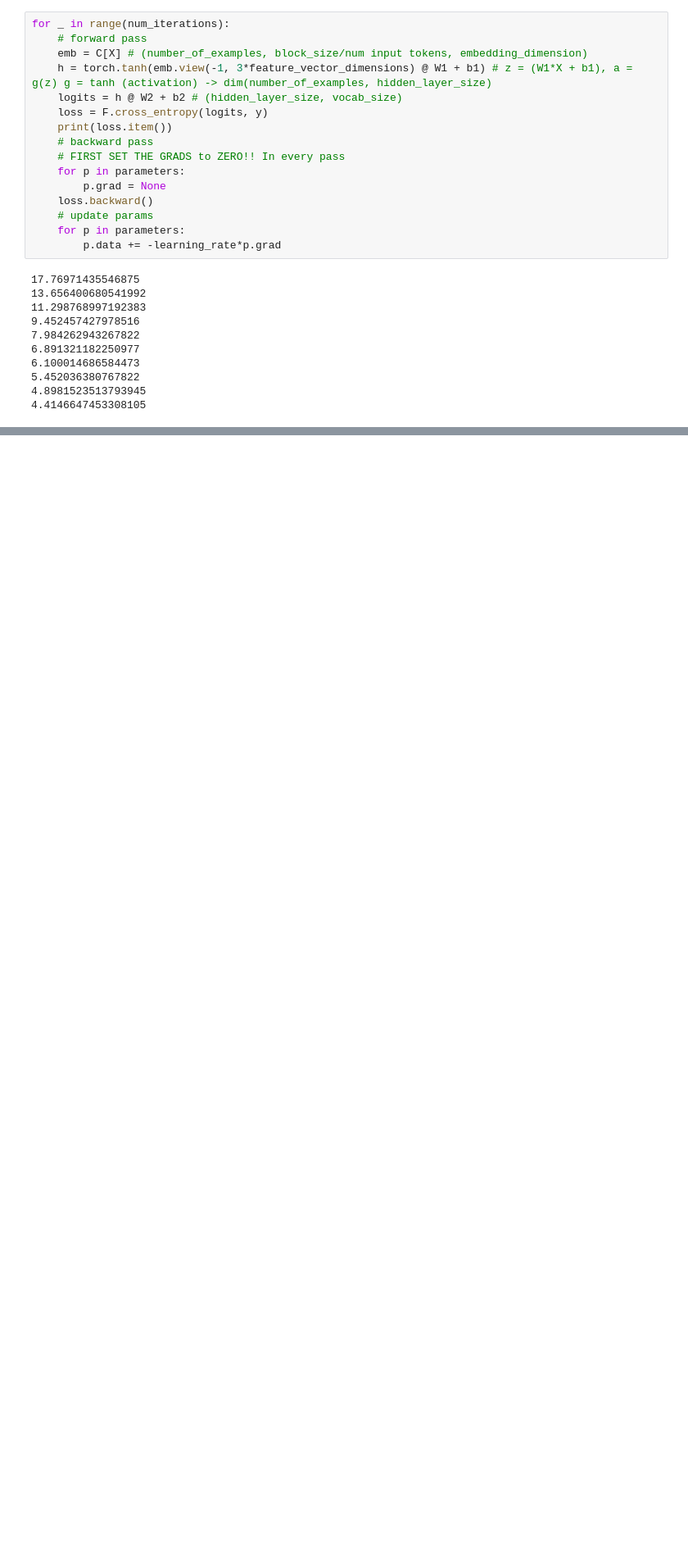
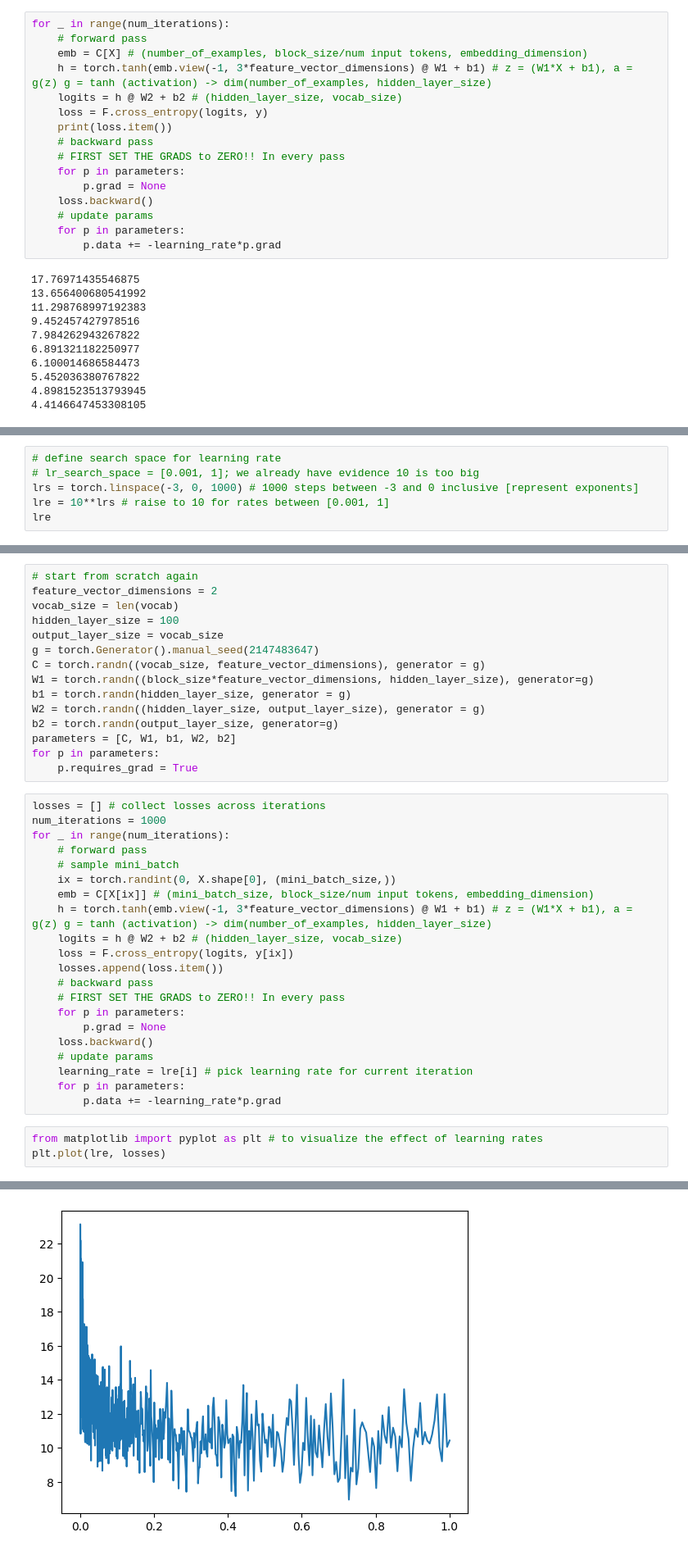
Before and after one commit to Himan13799/LanguageModeling, a Jupyter notebook: MakeMoreNames/quadgram_lm_mlp.ipynb, the cells around one changed output, grey strips where cells are left out. Shown at 82% size. Cells and saved outputs as stored; diff of their text form; blank space fills up the shorter version.

```diff
--- a/MakeMoreNames/quadgram_lm_mlp.ipynb
+++ b/MakeMoreNames/quadgram_lm_mlp.ipynb
@@ -429,0 +729,6 @@ for _ in range(num_iterations):
+# %%
+# define search space for learning rate
+# lr_search_space = [0.001, 1]; we already have evidence 10 is too big
+lrs = torch.linspace(-3, 0, 1000) # 1000 steps between -3 and 0 inclusive [represent exponents]
+lre = 10**lrs # raise to 10 for rates between [0.001, 1]
+lre
@@ -429,0 +756,40 @@ for _ in range(num_iterations):
+# %%
+# start from scratch again
+feature_vector_dimensions = 2
+vocab_size = len(vocab)
+hidden_layer_size = 100
+output_layer_size = vocab_size
+g = torch.Generator().manual_seed(2147483647)
+C = torch.randn((vocab_size, feature_vector_dimensions), generator = g)
+W1 = torch.randn((block_size*feature_vector_dimensions, hidden_layer_size), generator=g)
+b1 = torch.randn(hidden_layer_size, generator = g)
+W2 = torch.randn((hidden_layer_size, output_layer_size), generator = g)
+b2 = torch.randn(output_layer_size, generator=g)
+parameters = [C, W1, b1, W2, b2]
+for p in parameters:
+    p.requires_grad = True
+# %%
+losses = [] # collect losses across iterations
+num_iterations = 1000
+for _ in range(num_iterations):
+    # forward pass
+    # sample mini_batch
+    ix = torch.randint(0, X.shape[0], (mini_batch_size,))
+    emb = C[X[ix]] # (mini_batch_size, block_size/num input tokens, embedding_dimension)
+    h = torch.tanh(emb.view(-1, 3*feature_vector_dimensions) @ W1 + b1) # z = (W1*X + b1), a = g(z) g = tanh (activation) -> dim(number_of_examples, hidden_layer_size)
+    logits = h @ W2 + b2 # (hidden_layer_size, vocab_size)
+    loss = F.cross_entropy(logits, y[ix])
+    losses.append(loss.item())
+    # backward pass
+    # FIRST SET THE GRADS to ZERO!! In every pass
+    for p in parameters:
+        p.grad = None
+    loss.backward()
+    # update params
+    learning_rate = lre[i] # pick learning rate for current iteration
+    for p in parameters:
+        p.data += -learning_rate*p.grad
+# %%
+from matplotlib import pyplot as plt # to visualize the effect of learning rates
+plt.plot(lre, losses)
+# %% [output]
@@ -429,0 +797 @@ for _ in range(num_iterations):
+[figure, added]
```
Also changed, not shown: parts of 72 cells of this notebook.
